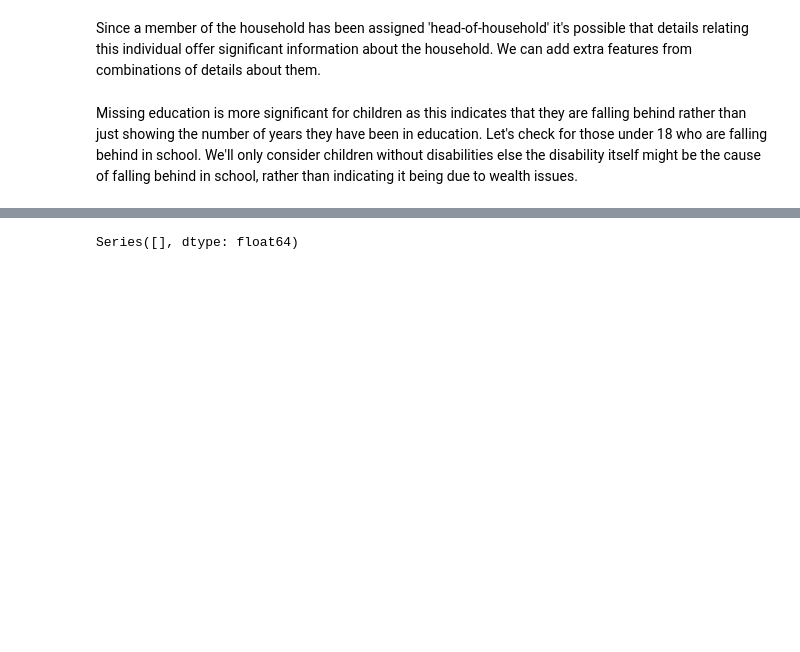
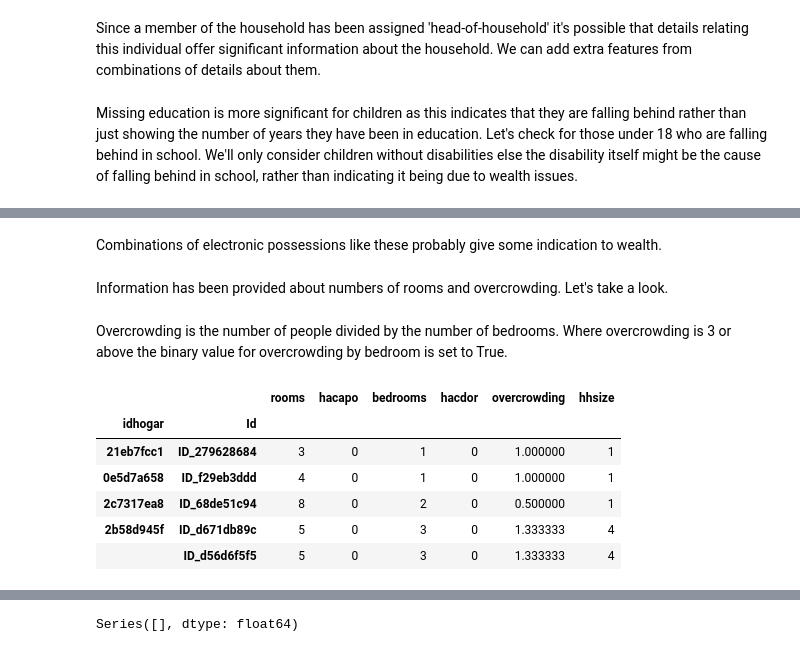
Before and after one commit to hello-klol/kaggle_poverty_prediction, a Jupyter notebook: 015 Create Additional Features.ipynb, the cells around one changed output, grey strips where cells are left out. Saved outputs shown, nothing was run; the diff lists cells and outputs as text; code cells hidden in the pictures; blank space fills up the shorter version.

```diff
--- a/015 Create Additional Features.ipynb
+++ b/015 Create Additional Features.ipynb
@@ -106,0 +135,2 @@ hh_df['rez_esc_f'] = hh_df['rez_esc_f'].fillna(0)
+# %% [markdown]
+Combinations of electronic possessions like these probably give some indication to wealth.
@@ -106,0 +141,14 @@ hh_df['rez_esc_f'] = hh_df['rez_esc_f'].fillna(0)
+# %% [markdown]
+Information has been provided about numbers of rooms and overcrowding. Let's take a look.
+# %% [markdown]
+Overcrowding is the number of people divided by the number of bedrooms. Where overcrowding is 3 or above the binary value for overcrowding by bedroom is set to True.
+# %%
+df[['rooms','hacapo','bedrooms','hacdor','overcrowding','hhsize']].head()
+# %% [output]
+|  |  | rooms | hacapo | bedrooms | hacdor | overcrowding | hhsize |
+| idhogar | Id |  |  |  |  |  |  |
+| 21eb7fcc1 | ID_279628684 | 3 | 0 | 1 | 0 | 1.000000 | 1 |
+| 0e5d7a658 | ID_f29eb3ddd | 4 | 0 | 1 | 0 | 1.000000 | 1 |
+| 2c7317ea8 | ID_68de51c94 | 8 | 0 | 2 | 0 | 0.500000 | 1 |
+| 2b58d945f | ID_d671db89c | 5 | 0 | 3 | 0 | 1.333333 | 4 |
+|  | ID_d56d6f5f5 | 5 | 0 | 3 | 0 | 1.333333 | 4 |
```
Also changed, not shown: parts of 19 cells of this notebook, 4 other files.
